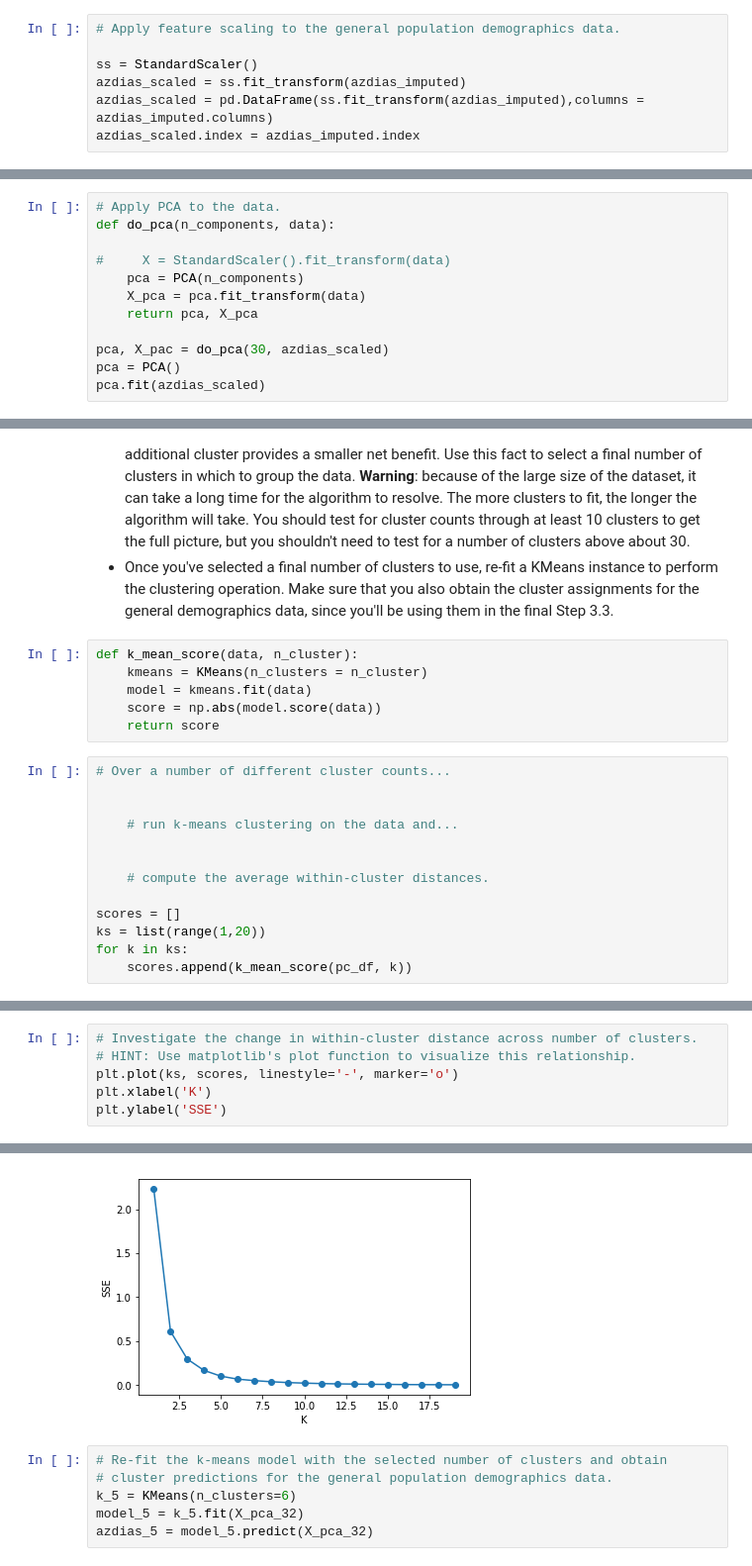
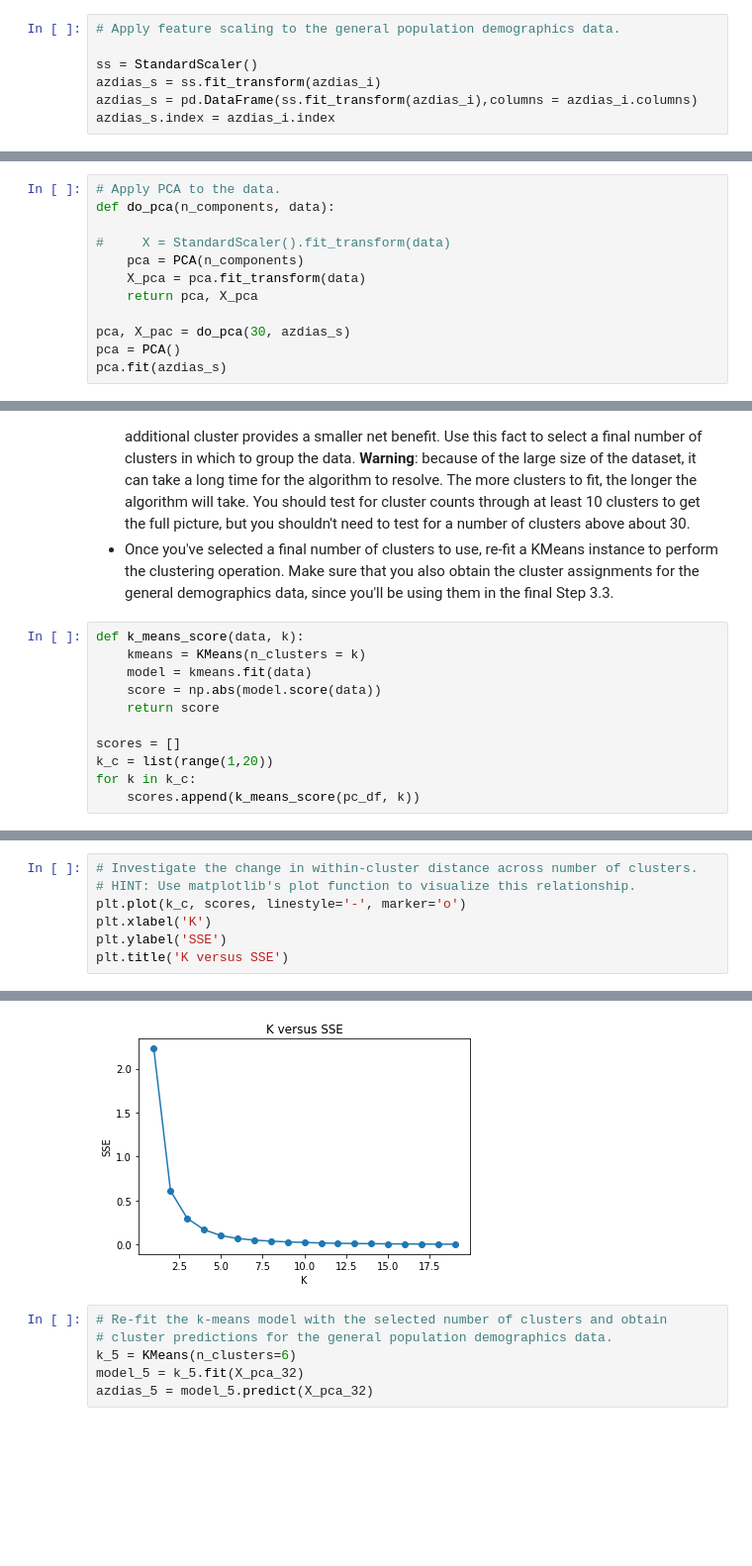
Before and after one commit to dogridinmonkey/identify_customer_segments, a Jupyter notebook: Identify_Customer_Segments.ipynb, the cells around one changed output, grey strips where cells are left out. Shown: that part at 99% size. Drawn from its saved outputs; the diff is of its cells as text; blank space fills up the shorter version.

```diff
--- a/Identify_Customer_Segments.ipynb
+++ b/Identify_Customer_Segments.ipynb
@@ -623,7 +606,7 @@ azdias_imputed.index = azdias_clean.index
 # Apply feature scaling to the general population demographics data.
 
 ss = StandardScaler()
-azdias_scaled = ss.fit_transform(azdias_imputed)
-azdias_scaled = pd.DataFrame(ss.fit_transform(azdias_imputed),columns = azdias_imputed.columns)
-azdias_scaled.index = azdias_imputed.index
+azdias_s = ss.fit_transform(azdias_i)
+azdias_s = pd.DataFrame(ss.fit_transform(azdias_i),columns = azdias_i.columns)
+azdias_s.index = azdias_i.index
 # %%
@@ -660,9 +643,9 @@ def do_pca(n_components, data):
     X_pca = pca.fit_transform(data)
     return pca, X_pca
 
-pca, X_pac = do_pca(30, azdias_scaled)
+pca, X_pac = do_pca(30, azdias_s)
 pca = PCA()
-pca.fit(azdias_scaled)
+pca.fit(azdias_s)
 # %% [output]
 PCA(copy=True, iterated_power='auto', n_components=None, random_state=None,
   svd_solver='auto', tol=0.0, whiten=False)
@@ -841,21 +812,13 @@ You've assessed and cleaned the demographics data, then scaled and transformed t
 - Perform the above two steps for a number of different cluster counts. You can then see how the average distance decreases with an increasing number of clusters. However, each additional cluster provides a smaller net benefit. Use this fact to select a final number of clusters in which to group the data. **Warning**: because of the large size of the dataset, it can take a long time for the algorithm to resolve. The more clusters to fit, the longer the algorithm will take. You should test for cluster counts through at least 10 clusters to get the full picture, but you shouldn't need to test for a number of clusters above about 30.
 - Once you've selected a final number of clusters to use, re-fit a KMeans instance to perform the clustering operation. Make sure that you also obtain the cluster assignments for the general demographics data, since you'll be using them in the final Step 3.3.
 # %%
-def k_mean_score(data, n_cluster):
-    kmeans = KMeans(n_clusters = n_cluster)
+def k_means_score(data, k):
+    kmeans = KMeans(n_clusters = k)
     model = kmeans.fit(data)
     score = np.abs(model.score(data))
     return score
+
+scores = []
+k_c = list(range(1,20))
+for k in k_c:
+    scores.append(k_means_score(pc_df, k))
-# %%
-# Over a number of different cluster counts...
-
-
-    # run k-means clustering on the data and...
-
-
-    # compute the average within-cluster distances.
-
-scores = []
-ks = list(range(1,20))
-for k in ks:
-    scores.append(k_mean_score(pc_df, k))
@@ -864,7 +825,8 @@ for k in ks:
 # %%
 # Investigate the change in within-cluster distance across number of clusters.
 # HINT: Use matplotlib's plot function to visualize this relationship.
-plt.plot(ks, scores, linestyle='-', marker='o')
+plt.plot(k_c, scores, linestyle='-', marker='o')
 plt.xlabel('K')
 plt.ylabel('SSE')
+plt.title('K versus SSE')
 # %% [output]
@@ -872,4 +834,4 @@ Text(0,0.5,'SSE')
-[figure, old version]
+[figure, new version]
 # %%
 # Re-fit the k-means model with the selected number of clusters and obtain
 # cluster predictions for the general population demographics data.
```
Also changed, not shown: parts of 39 cells of this notebook, 1 other file.
